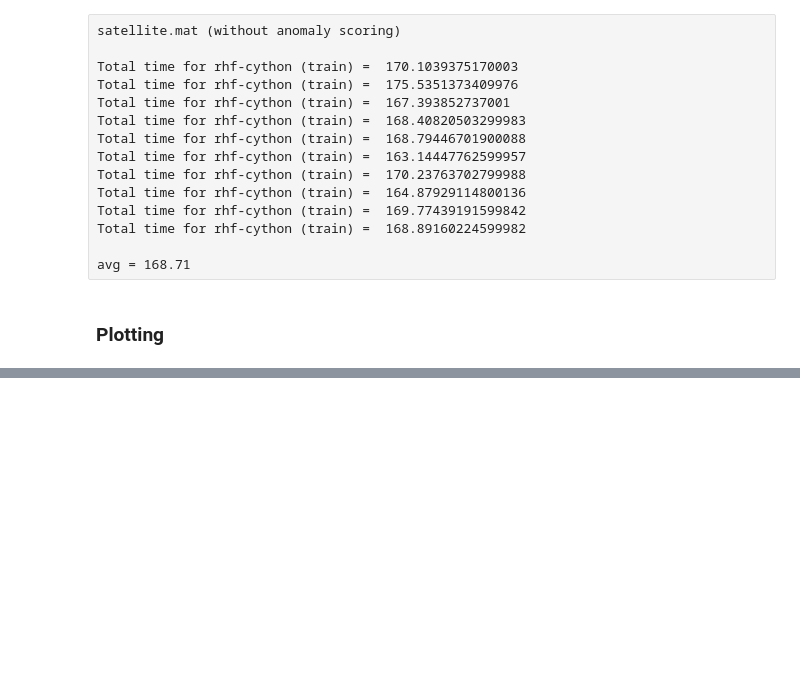
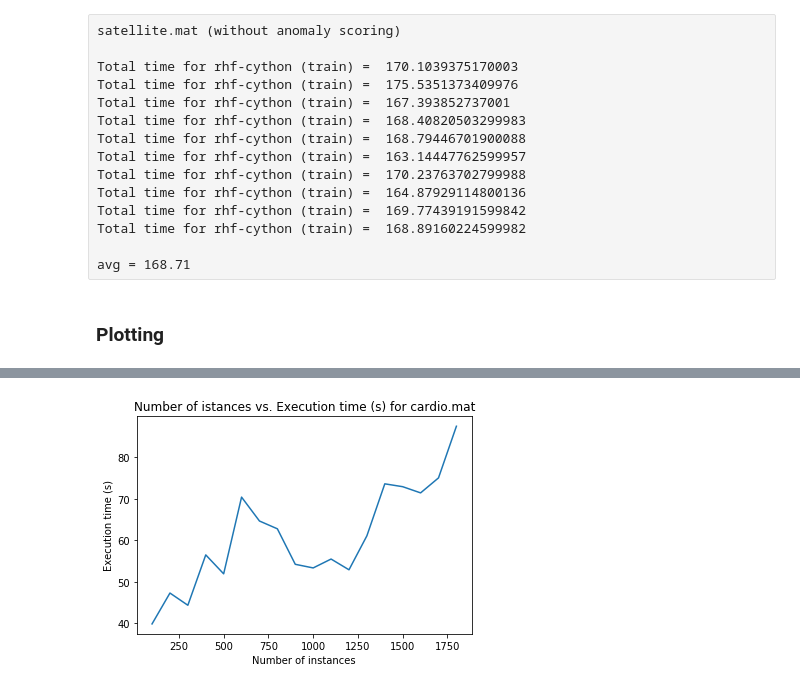
Before and after one commit to stefannesic/streamRHF, a Jupyter notebook: rhf-python/rhf.ipynb, the cells around one changed output, grey strips where cells are left out. Cells and saved outputs as stored; diff of their text form; code cells hidden in the pictures; blank space fills up the shorter version.

```diff
--- a/rhf-python/rhf.ipynb
+++ b/rhf-python/rhf.ipynb
@@ -115,0 +215,29 @@ avg = 168.71
+# %%
+import matplotlib.pyplot as plt
+x = np.arange(100, 1900, 100)
+plt.plot(
+    x,
+    [39.87026540299121,
+47.30587146998732,
+44.36571619400638,
+56.49343574100931,
+51.93081428500591,
+70.4081487749936,
+64.65354633900279,
+62.77559132500028,
+54.22620759801066,
+53.35472618500353,
+55.49450583300495,
+52.90500375600823,
+61.0898498930037,
+73.60722430799797,
+72.91881909099175,
+71.42669066599046,
+75.03796172500006,
+    87.4771403689956])
+plt.ylabel('Execution time (s)')
+plt.xlabel('Number of instances')
+plt.title('Number of instances vs. Execution time (s) for cardio.mat')
+plt.show()
+# %% [output]
+[figure, added]
```
Also changed, not shown: parts of 6 cells of this notebook, 3 other files.
